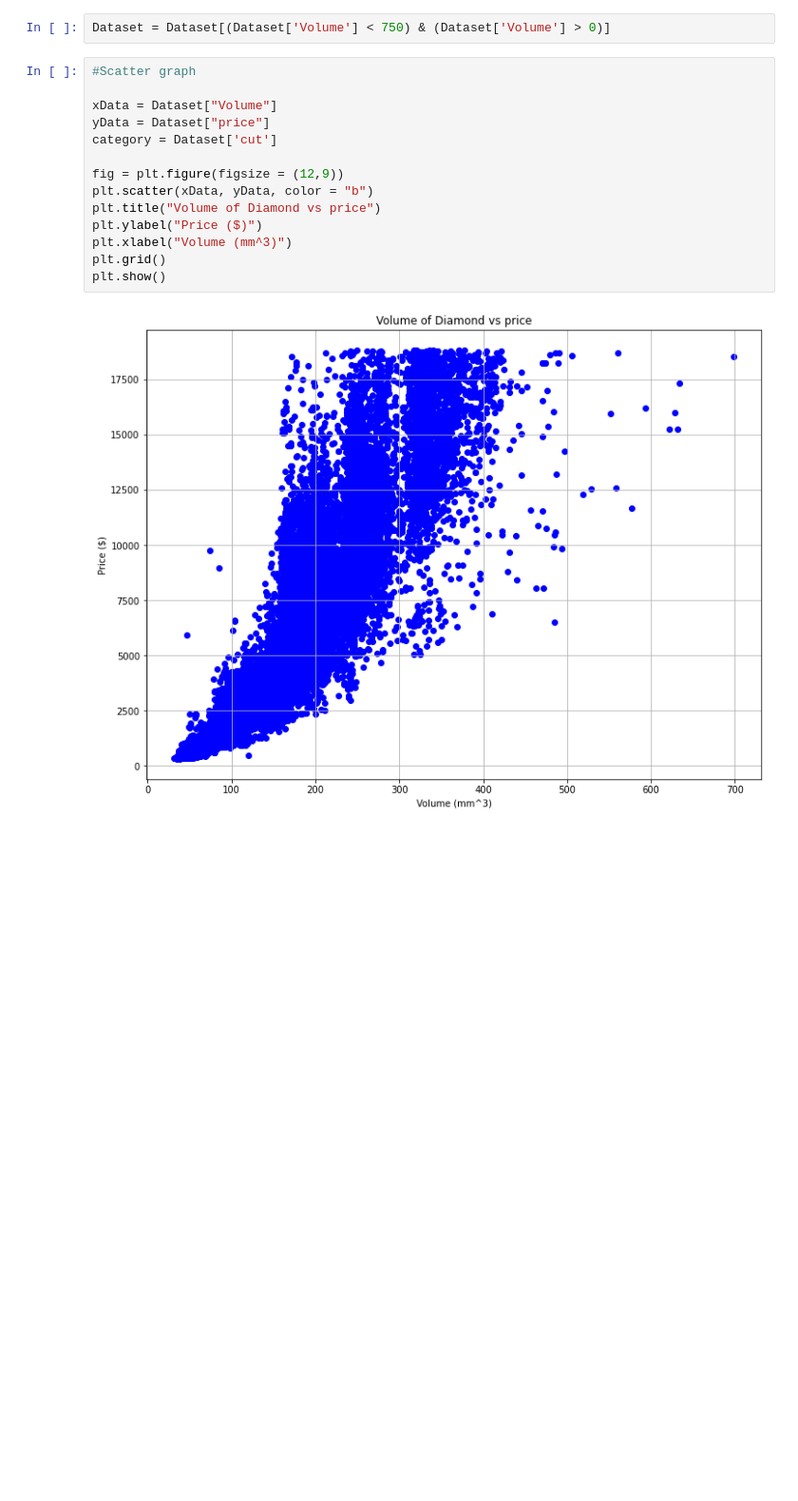
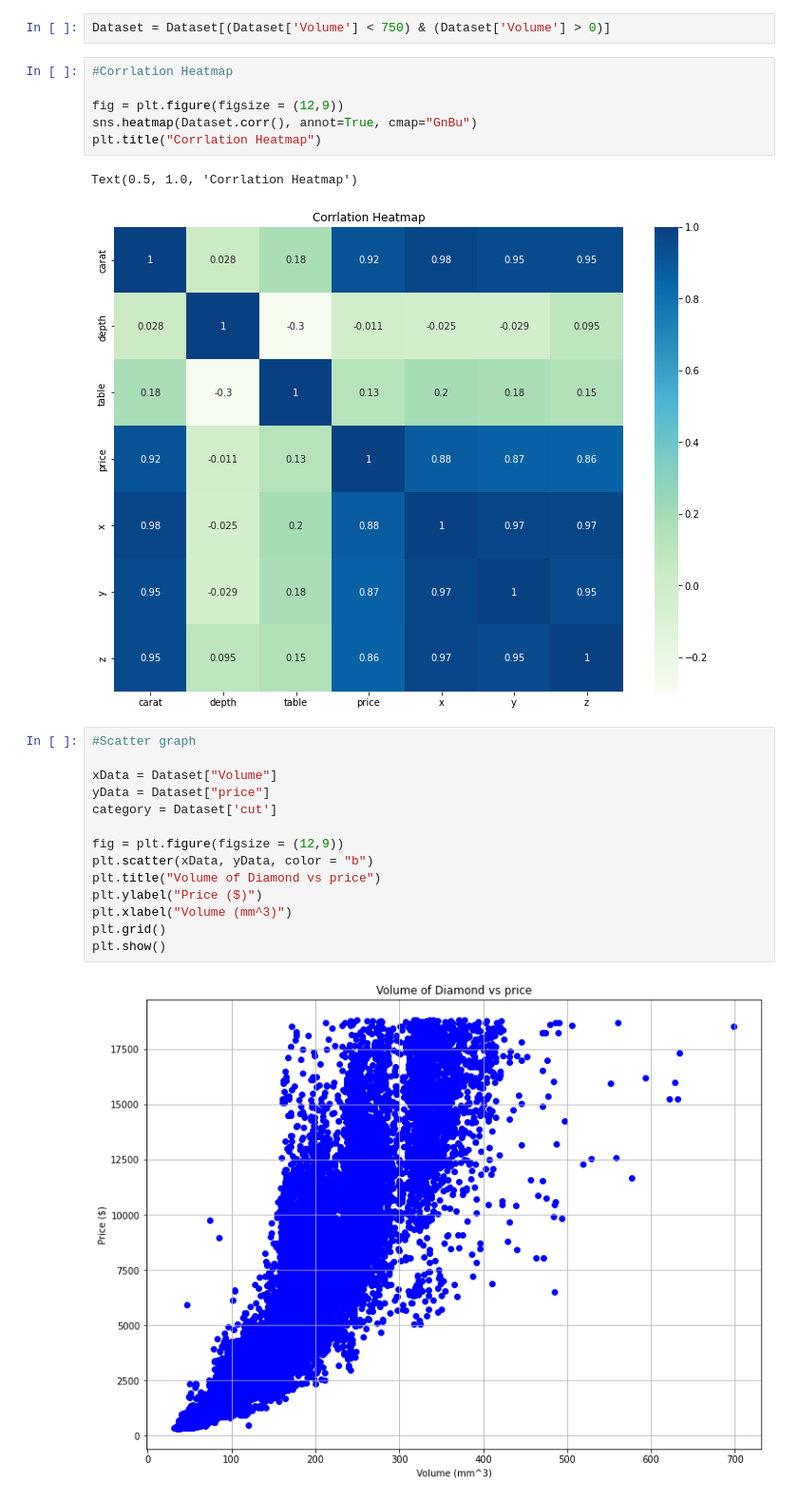
Before and after one commit to JacobGordon1800/Diamond-prices-predictions, a Jupyter notebook: Diamond_prices.ipynb, the cells around one changed output. Shown at 95% size. Saved outputs shown, nothing was run; the diff lists cells and outputs as text; blank space fills up the shorter version.

```diff
--- a/Diamond_prices.ipynb
+++ b/Diamond_prices.ipynb
@@ -57,6 +59,15 @@ Dataset.describe()
 | max | 5.010000 | 79.000000 | 95.000000 | 18823.000000 | 10.740000 | 58.900000 | 31.800000 | 3840.598060 |
 # %%
 Dataset = Dataset[(Dataset['Volume'] < 750) & (Dataset['Volume'] > 0)]
+# %%
+#Corrlation Heatmap
+
+fig = plt.figure(figsize = (12,9))
+sns.heatmap(Dataset.corr(), annot=True, cmap="GnBu")
+plt.title("Corrlation Heatmap")
+# %% [output]
+Text(0.5, 1.0, 'Corrlation Heatmap')
+[figure, added]
 # %%
 #Scatter graph
 
```
Also changed, not shown: parts of 13 cells of this notebook.
